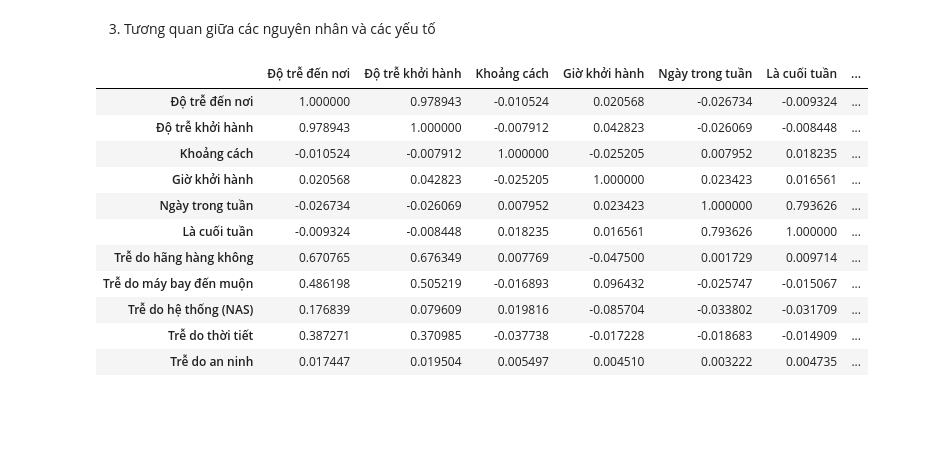
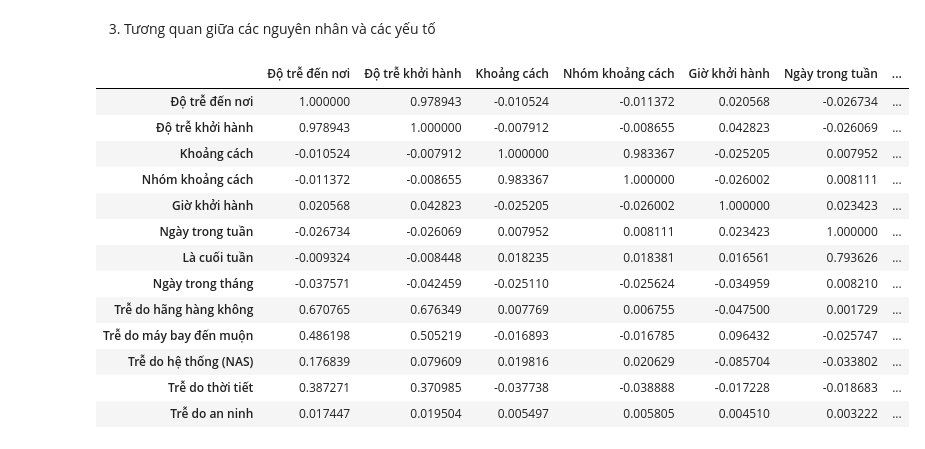
Before and after one commit to nhpnhpnhp/Airline_OTP_Analysis, a Jupyter notebook: src/exploratory/delay_analysis.ipynb, the cells around one changed output. Saved outputs shown, nothing was run; the diff lists cells and outputs as text; code cells hidden in the pictures; blank space fills up the shorter version.

```diff
--- a/src/exploratory/delay_analysis.ipynb
+++ b/src/exploratory/delay_analysis.ipynb
@@ -1111,50 +1111,56 @@ corr_cols = [
     "ARR_DELAY_NEW",
     "DEP_DELAY_NEW",
     "DISTANCE",
+    "DISTANCE_GROUP",
     "GIỜ KHỞI HÀNH",
     "DAY_OF_WEEK",
     "IS_WEEKEND",
+    "DAY_OF_MONTH",
     "CARRIER_DELAY",
     "LATE_AIRCRAFT_DELAY",
     "NAS_DELAY",
     "WEATHER_DELAY",
     "SECURITY_DELAY"
 ]
 
 corr_df = df_delay[corr_cols].copy()
 
 COLUMN_MAPPING = {
     "ARR_DELAY_NEW": "Độ trễ đến nơi",
     "DEP_DELAY_NEW": "Độ trễ khởi hành",
     "DISTANCE": "Khoảng cách",
+    "DISTANCE_GROUP": "Nhóm khoảng cách",
     "GIỜ KHỞI HÀNH": "Giờ khởi hành",
     "DAY_OF_WEEK": "Ngày trong tuần",
     "IS_WEEKEND": "Là cuối tuần",
+    "DAY_OF_MONTH": "Ngày trong tháng",
     "CARRIER_DELAY": "Trễ do hãng hàng không",
     "LATE_AIRCRAFT_DELAY": "Trễ do máy bay đến muộn",
     "NAS_DELAY": "Trễ do hệ thống (NAS)",
     "WEATHER_DELAY": "Trễ do thời tiết",
     "SECURITY_DELAY": "Trễ do an ninh"
 }
 
 corr_df.rename(columns=COLUMN_MAPPING, inplace=True)
 
 corr = corr_df.corr()
 
 corr
 # %% [output]
-|  | Độ trễ đến nơi | Độ trễ khởi hành | Khoảng cách | Giờ khởi hành | Ngày trong tuần | Là cuối tuần | ... |
-| Độ trễ đến nơi | 1.000000 | 0.978943 | -0.010524 | 0.020568 | -0.026734 | -0.009324 | ... |
-| Độ trễ khởi hành | 0.978943 | 1.000000 | -0.007912 | 0.042823 | -0.026069 | -0.008448 | ... |
-| Khoảng cách | -0.010524 | -0.007912 | 1.000000 | -0.025205 | 0.007952 | 0.018235 | ... |
-| Giờ khởi hành | 0.020568 | 0.042823 | -0.025205 | 1.000000 | 0.023423 | 0.016561 | ... |
-| Ngày trong tuần | -0.026734 | -0.026069 | 0.007952 | 0.023423 | 1.000000 | 0.793626 | ... |
-| Là cuối tuần | -0.009324 | -0.008448 | 0.018235 | 0.016561 | 0.793626 | 1.000000 | ... |
-| Trễ do hãng hàng không | 0.670765 | 0.676349 | 0.007769 | -0.047500 | 0.001729 | 0.009714 | ... |
-| Trễ do máy bay đến muộn | 0.486198 | 0.505219 | -0.016893 | 0.096432 | -0.025747 | -0.015067 | ... |
-| Trễ do hệ thống (NAS) | 0.176839 | 0.079609 | 0.019816 | -0.085704 | -0.033802 | -0.031709 | ... |
-| Trễ do thời tiết | 0.387271 | 0.370985 | -0.037738 | -0.017228 | -0.018683 | -0.014909 | ... |
-| Trễ do an ninh | 0.017447 | 0.019504 | 0.005497 | 0.004510 | 0.003222 | 0.004735 | ... |
+|  | Độ trễ đến nơi | Độ trễ khởi hành | Khoảng cách | Nhóm khoảng cách | Giờ khởi hành | Ngày trong tuần | ... |
+| Độ trễ đến nơi | 1.000000 | 0.978943 | -0.010524 | -0.011372 | 0.020568 | -0.026734 | ... |
+| Độ trễ khởi hành | 0.978943 | 1.000000 | -0.007912 | -0.008655 | 0.042823 | -0.026069 | ... |
+| Khoảng cách | -0.010524 | -0.007912 | 1.000000 | 0.983367 | -0.025205 | 0.007952 | ... |
+| Nhóm khoảng cách | -0.011372 | -0.008655 | 0.983367 | 1.000000 | -0.026002 | 0.008111 | ... |
+| Giờ khởi hành | 0.020568 | 0.042823 | -0.025205 | -0.026002 | 1.000000 | 0.023423 | ... |
+| Ngày trong tuần | -0.026734 | -0.026069 | 0.007952 | 0.008111 | 0.023423 | 1.000000 | ... |
+| Là cuối tuần | -0.009324 | -0.008448 | 0.018235 | 0.018381 | 0.016561 | 0.793626 | ... |
+| Ngày trong tháng | -0.037571 | -0.042459 | -0.025110 | -0.025624 | -0.034959 | 0.008210 | ... |
+| Trễ do hãng hàng không | 0.670765 | 0.676349 | 0.007769 | 0.006755 | -0.047500 | 0.001729 | ... |
+| Trễ do máy bay đến muộn | 0.486198 | 0.505219 | -0.016893 | -0.016785 | 0.096432 | -0.025747 | ... |
+| Trễ do hệ thống (NAS) | 0.176839 | 0.079609 | 0.019816 | 0.020629 | -0.085704 | -0.033802 | ... |
+| Trễ do thời tiết | 0.387271 | 0.370985 | -0.037738 | -0.038888 | -0.017228 | -0.018683 | ... |
+| Trễ do an ninh | 0.017447 | 0.019504 | 0.005497 | 0.005805 | 0.004510 | 0.003222 | ... |
 # %%
 plt.figure(figsize=(10,8))
 
```
Also changed, not shown: parts of 3 cells of this notebook, 2 other files.
